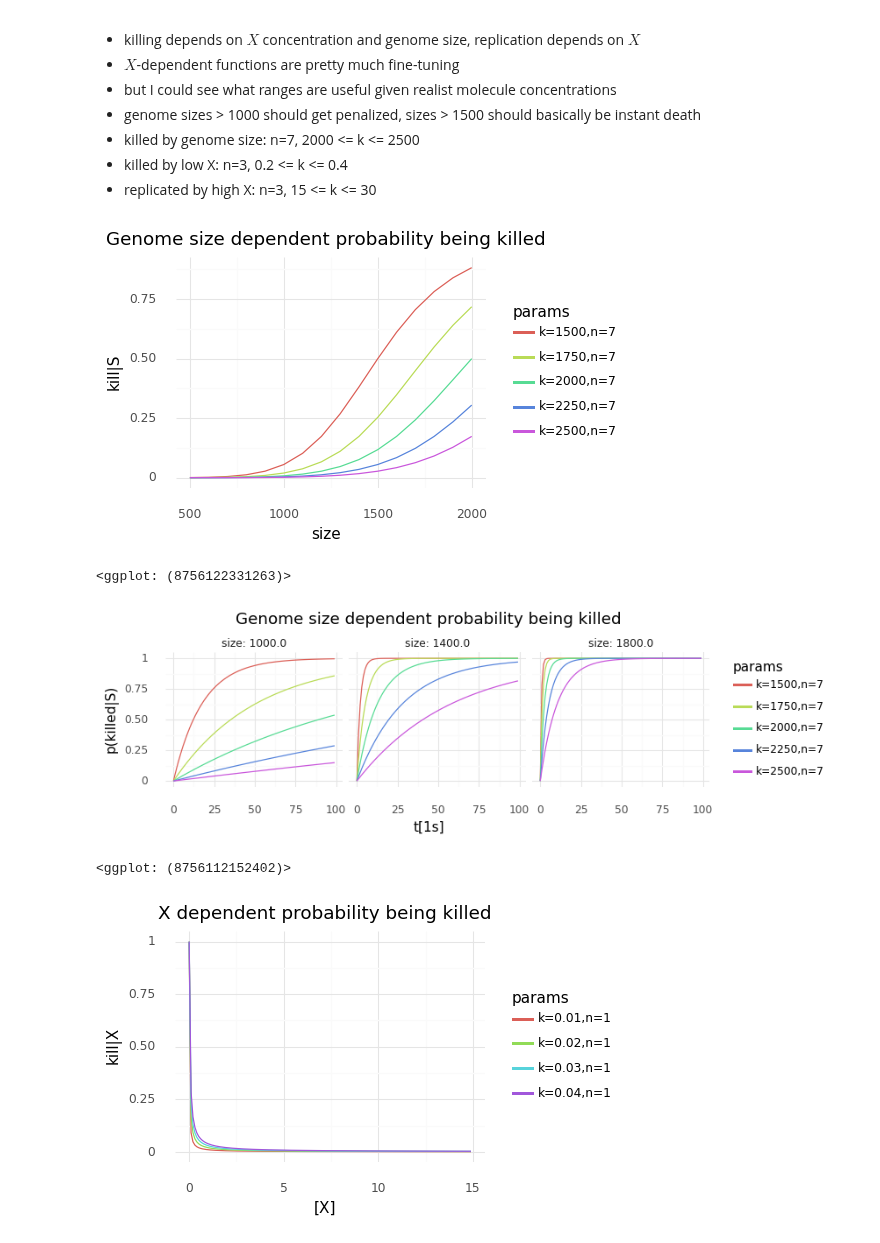
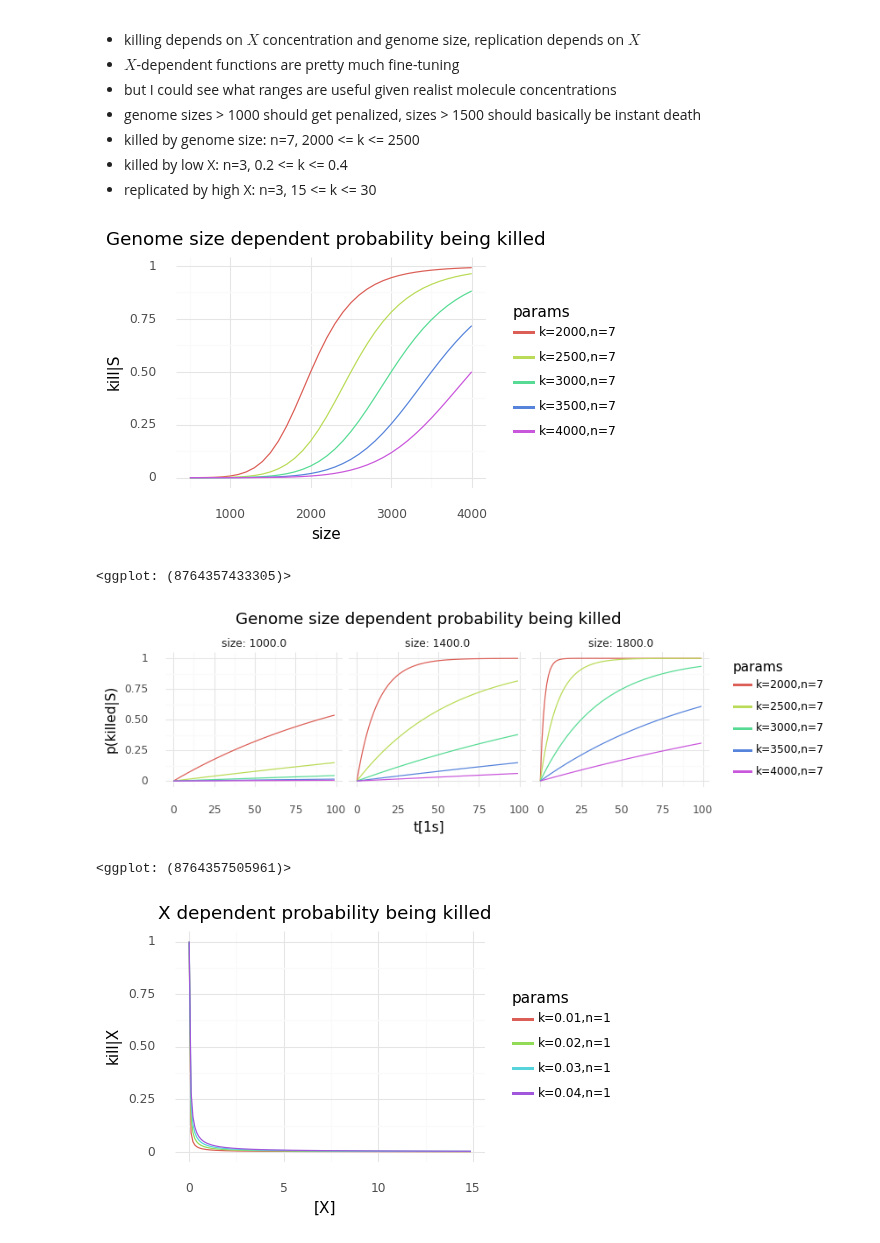
Before and after one commit to mRcSchwering/luca, a Jupyter notebook: e1_co2_fixing/prep.ipynb, the cells around one changed output. Saved outputs shown, nothing was run; the diff lists cells and outputs as text; code cells hidden in the pictures.

```diff
--- a/e1_co2_fixing/prep.ipynb
+++ b/e1_co2_fixing/prep.ipynb
@@ -235,27 +233,27 @@ df = pd.DataFrame({
 - replicated by high X: n=3, 15 <= k <= 30
 # %%
 paramsets = [
-    (1500.0, 7),
-    (1750.0, 7),
     (2000.0, 7),
-    (2250.0, 7),
     (2500.0, 7),
+    (3000.0, 7),
+    (3500.0, 7),
+    (4000.0, 7),
 ]
-S = torch.arange(500.0, 2001.0, 100.0)
+S = torch.arange(500.0, 4001.0, 100.0)
 
 dicts = []
 for k, n in paramsets:
     name = f"k={k:.0f},n={n}"
     dicts.append({"size": S.tolist(), "kill|S": sigm(S, k=k, n=n), "params": name})
 df = pd.concat([pd.DataFrame(d) for d in dicts], ignore_index=True)
 
 (ggplot(df)
     + geom_line(aes(x="size", y="kill|S", color="params"))
     + theme(figure_size=(4, 3))
     + ggtitle("Genome size dependent probability being killed"))
 # %% [output]
-[figure, old version]
+[figure, new version]
-<ggplot: (8756122331263)>
+<ggplot: (8764357433305)>
 # %%
 n_steps = 100
 sizes = [1000.0, 1400.0, 1800.0]
@@ -280,8 +278,8 @@ df = pd.DataFrame.from_records(records)
     + theme(figure_size=(8, 2))
     + ggtitle("Genome size dependent probability being killed"))
 # %% [output]
-[figure, old version]
+[figure, new version]
-<ggplot: (8756112152402)>
+<ggplot: (8764357505961)>
 # %%
 paramsets = [
     (0.01, 1),
```
Also changed, not shown: parts of 1 cell of this notebook, 5 other files.
